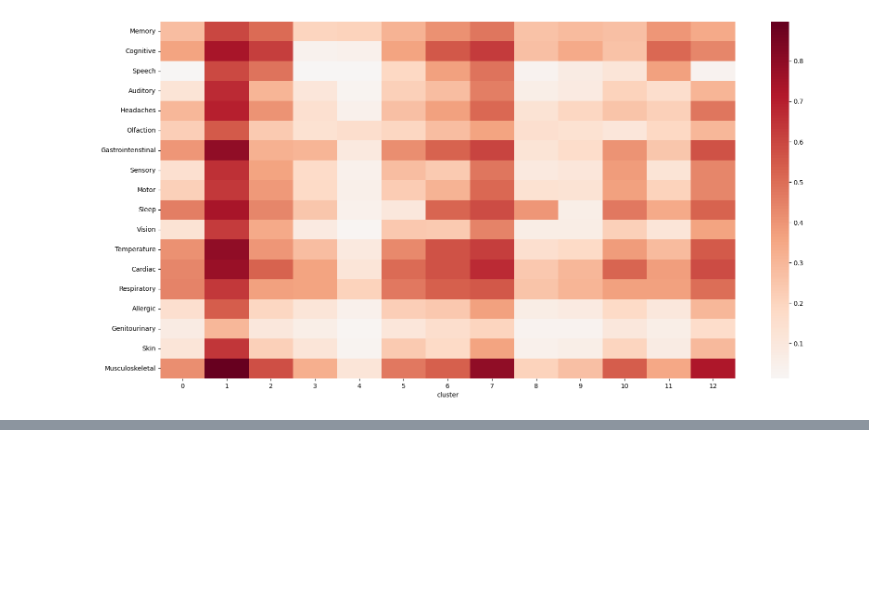
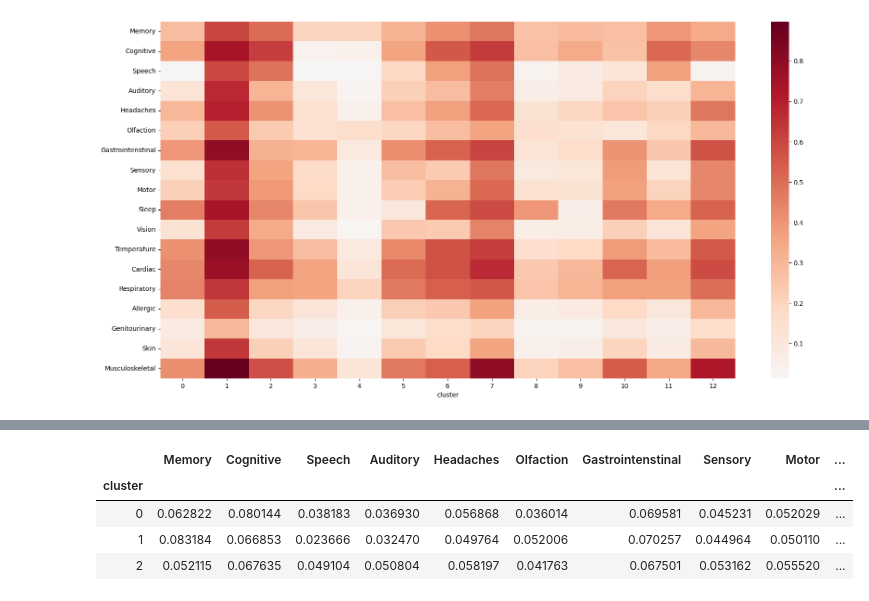
Before and after one commit to leothesouthafrican/PLR, a Jupyter notebook: Tessa/viz-121323.ipynb, the cells around one changed output, grey strips where cells are left out. Saved outputs shown, nothing was run; the diff lists cells and outputs as text; code cells hidden in the pictures; blank space fills up the shorter version.

```diff
--- a/Tessa/viz-121323.ipynb
+++ b/Tessa/viz-121323.ipynb
@@ -78,0 +75,8 @@ See the caveats in the documentation: http://pandas.pydata.org/pandas-docs/stabl
+# %%
+norm
+# %% [output]
+|  | Memory | Cognitive | Speech | Auditory | Headaches | Olfaction | Gastrointenstinal | Sensory | Motor | ... |
+| cluster |  |  |  |  |  |  |  |  |  | ... |
+| 0 | 0.062822 | 0.080144 | 0.038183 | 0.036930 | 0.056868 | 0.036014 | 0.069581 | 0.045231 | 0.052029 | ... |
+| 1 | 0.083184 | 0.066853 | 0.023666 | 0.032470 | 0.049764 | 0.052006 | 0.070257 | 0.044964 | 0.050110 | ... |
+| 2 | 0.052115 | 0.067635 | 0.049104 | 0.050804 | 0.058197 | 0.041763 | 0.067501 | 0.053162 | 0.055520 | ... |
```
Also changed, not shown: parts of 3 cells of this notebook, 1 other file.
